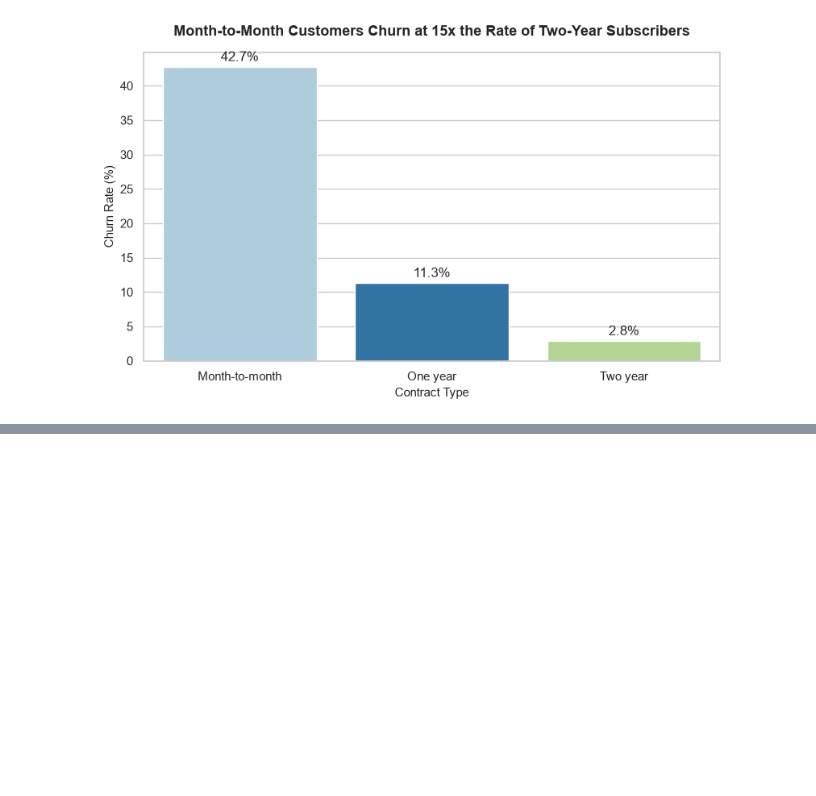
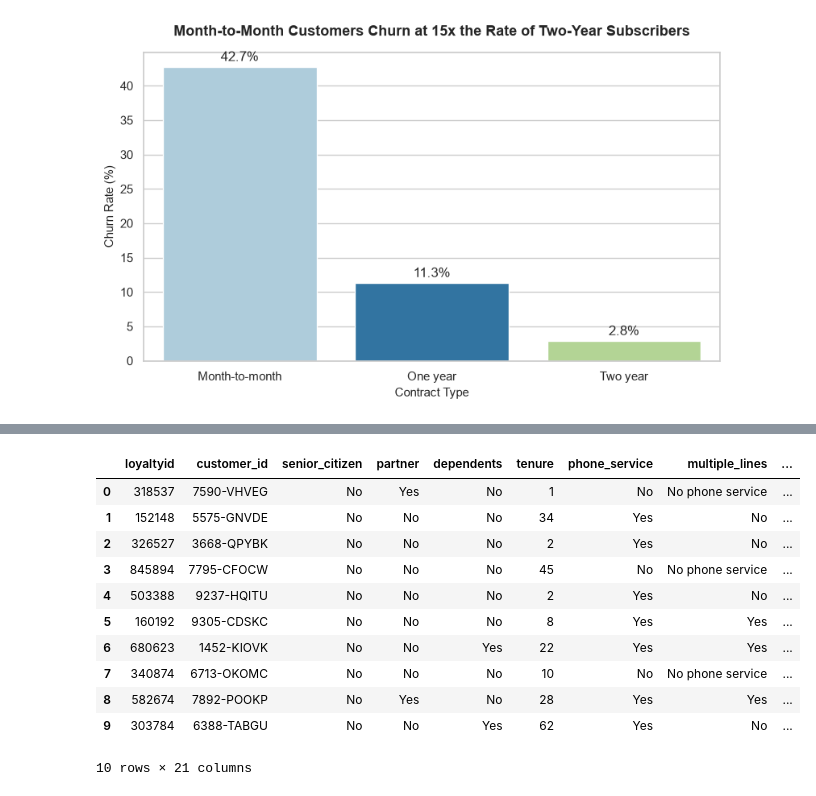
Before and after one commit to OmSoni-1/customer_retention_platform, a Jupyter notebook: notebooks/03_eda.ipynb, the cells around one changed output, grey strips where cells are left out. Cells and saved outputs as stored; diff of their text form; code cells hidden in the pictures; blank space fills up the shorter version.

```diff
--- a/notebooks/03_eda.ipynb
+++ b/notebooks/03_eda.ipynb
@@ -144,0 +255,17 @@ Passing `palette` without assigning `hue` is deprecated and will be removed in v
+# %%
+df = pd.read_sql("Select top 10 * from customer_churn", engine)
+# %%
+df
+# %% [output]
+|  | loyaltyid | customer_id | senior_citizen | partner | dependents | tenure | phone_service | multiple_lines | ... |
+| 0 | 318537 | 7590-VHVEG | No | Yes | No | 1 | No | No phone service | ... |
+| 1 | 152148 | 5575-GNVDE | No | No | No | 34 | Yes | No | ... |
+| 2 | 326527 | 3668-QPYBK | No | No | No | 2 | Yes | No | ... |
+| 3 | 845894 | 7795-CFOCW | No | No | No | 45 | No | No phone service | ... |
+| 4 | 503388 | 9237-HQITU | No | No | No | 2 | Yes | No | ... |
+| 5 | 160192 | 9305-CDSKC | No | No | No | 8 | Yes | Yes | ... |
+| 6 | 680623 | 1452-KIOVK | No | No | Yes | 22 | Yes | Yes | ... |
+| 7 | 340874 | 6713-OKOMC | No | No | No | 10 | No | No phone service | ... |
+| 8 | 582674 | 7892-POOKP | No | Yes | No | 28 | Yes | Yes | ... |
+| 9 | 303784 | 6388-TABGU | No | No | Yes | 62 | Yes | No | ... |
+10 rows × 21 columns
```
Also changed, not shown: parts of 7 cells of this notebook, 2 other files.
